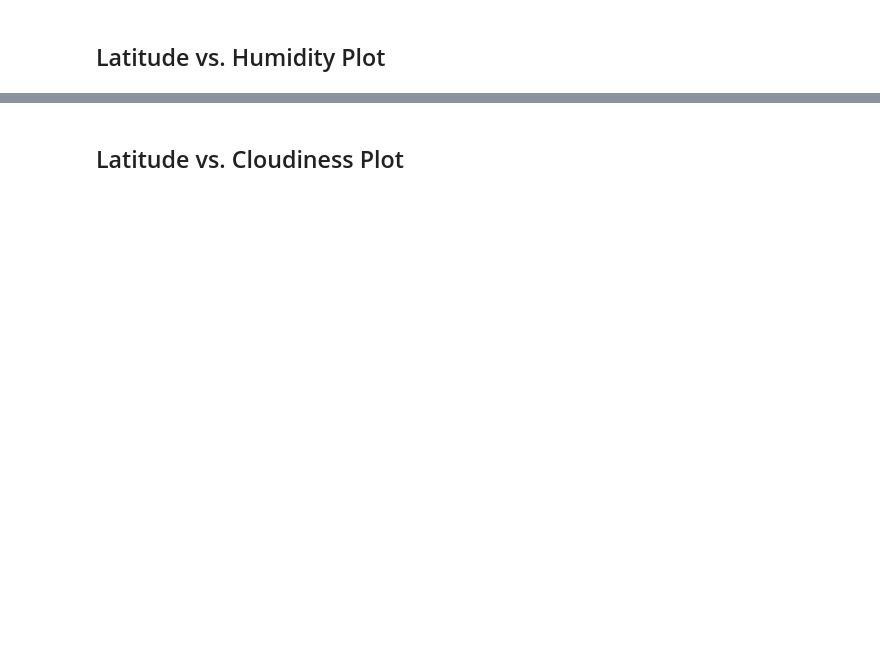
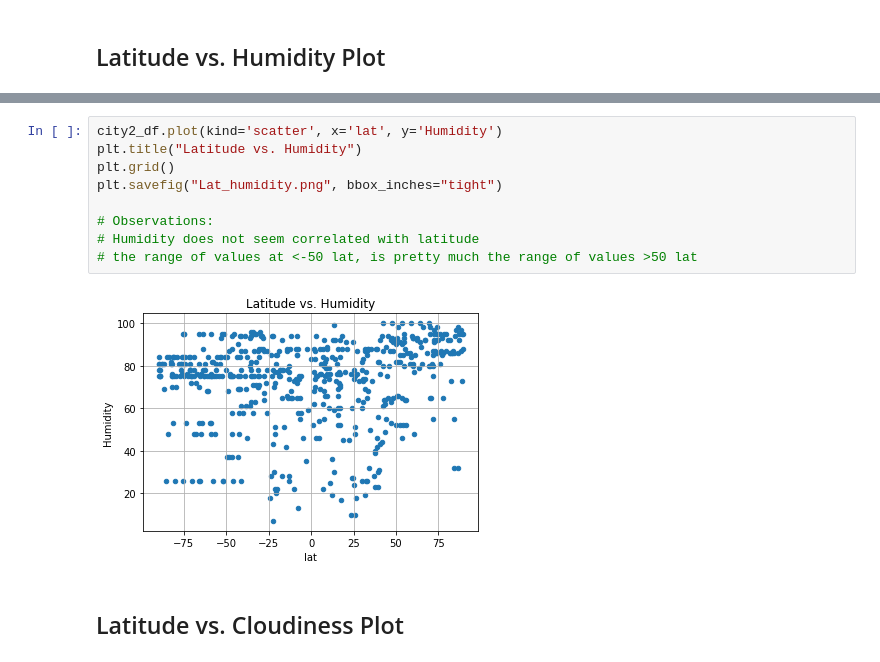
Before and after one commit to lvaughen/python-api-challenge, a Jupyter notebook: weatherpy/WeatherPy.ipynb, the cells around one changed output, grey strips where cells are left out. Saved outputs shown, nothing was run; the diff lists cells and outputs as text; blank space fills up the shorter version.

```diff
--- a/weatherpy/WeatherPy.ipynb
+++ b/weatherpy/WeatherPy.ipynb
@@ -118,2 +252,13 @@ Int64Index([], dtype='int64')
+# %%
+city2_df.plot(kind='scatter', x='lat', y='Humidity')
+plt.title("Latitude vs. Humidity")
+plt.grid()
+plt.savefig("Lat_humidity.png", bbox_inches="tight")
+
+# Observations:
+# Humidity does not seem correlated with latitude
+# the range of values at <-50 lat, is pretty much the range of values >50 lat
+# %% [output]
+[figure, added]
 # %% [markdown]
 ## Latitude vs. Cloudiness Plot
```
Also changed, not shown: parts of 62 cells of this notebook, 6 other files.
